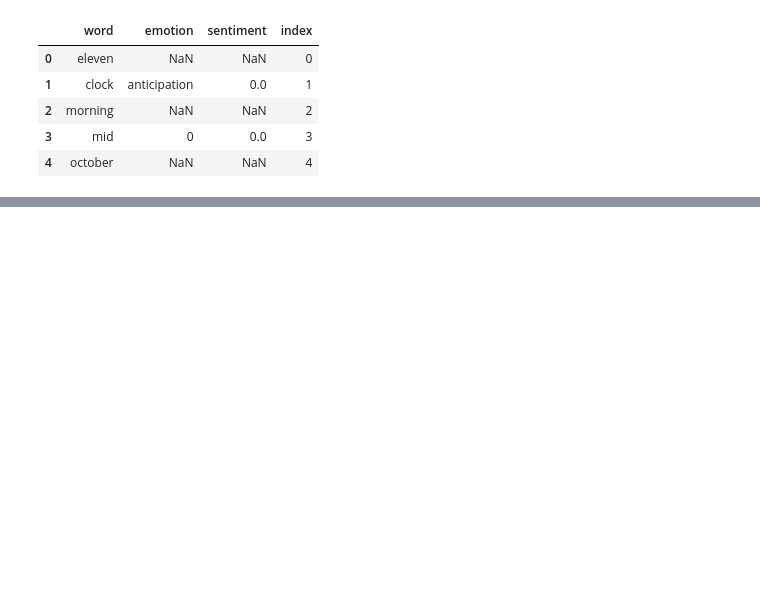
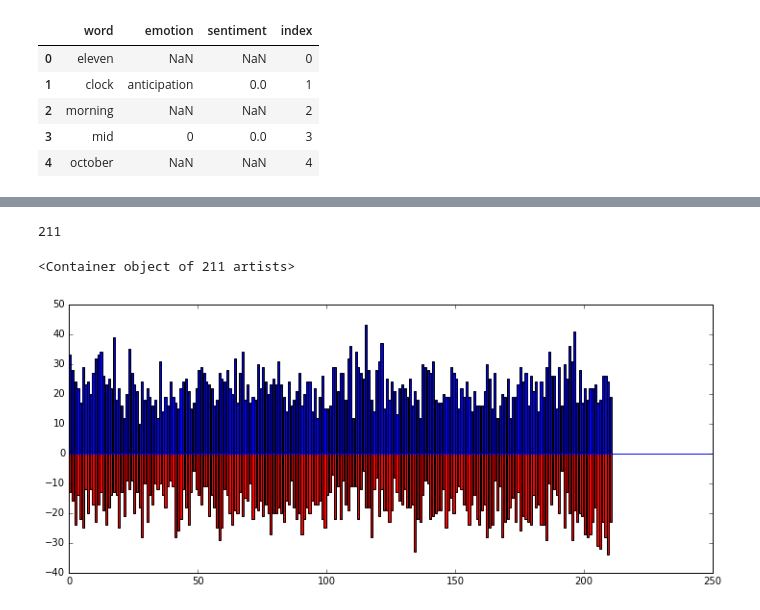
Before and after one commit to annemanguyen/metis_projects, a Jupyter notebook: sent_dict.ipynb, the cells around one changed output, grey strips where cells are left out. Cells and saved outputs as stored; diff of their text form; code cells hidden in the pictures; blank space fills up the shorter version.

```diff
--- a/sent_dict.ipynb
+++ b/sent_dict.ipynb
@@ -121,0 +114,26 @@ plt.plot(pagesent)
+# %%
+pospage = []
+negpage = []
+
+for i in chunker(sleepsentiment,150):
+    postemp = 0
+    negtemp = 0
+    for j in i.sentiment.values:
+        if j == 1.0:
+            postemp += 1
+        elif j == -1.0:
+            negtemp -= 1
+    pospage.append(postemp)
+    negpage.append(negtemp)
+# %%
+len(pospage)
+# %% [output]
+211
+# %%
+plt.figure(figsize=(12,5))
+plt.axhline(y=0)
+plt.bar(range(len(pospage)),pospage)
+plt.bar(range(len(negpage)), negpage, color='r')
+# %% [output]
+<Container object of 211 artists>
+[figure, added]
```
Also changed, not shown: parts of 30 cells of this notebook, 23 other files.
